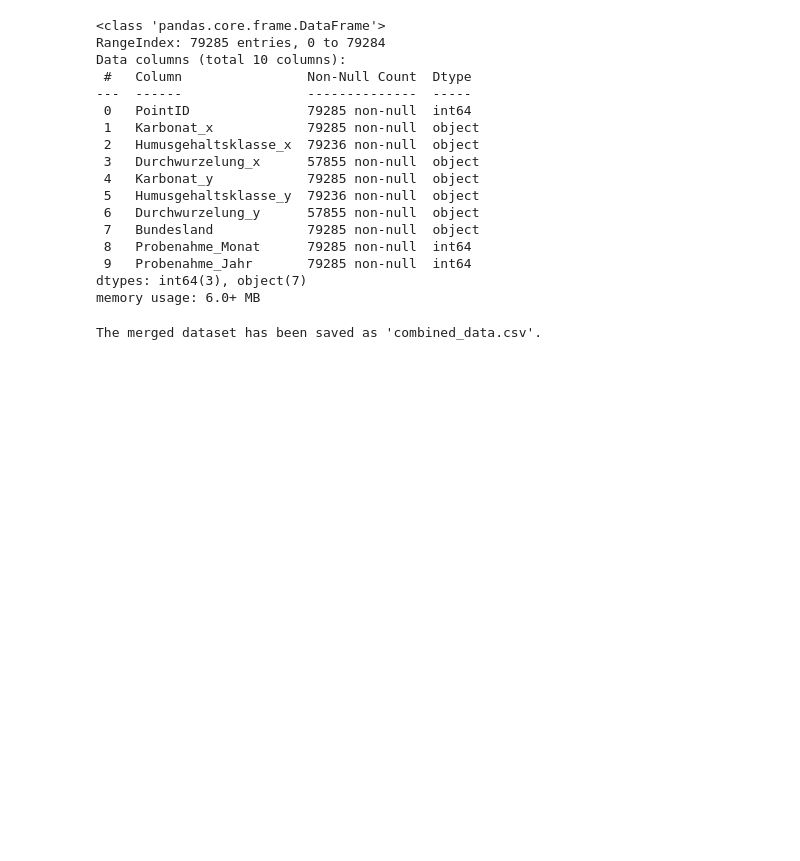
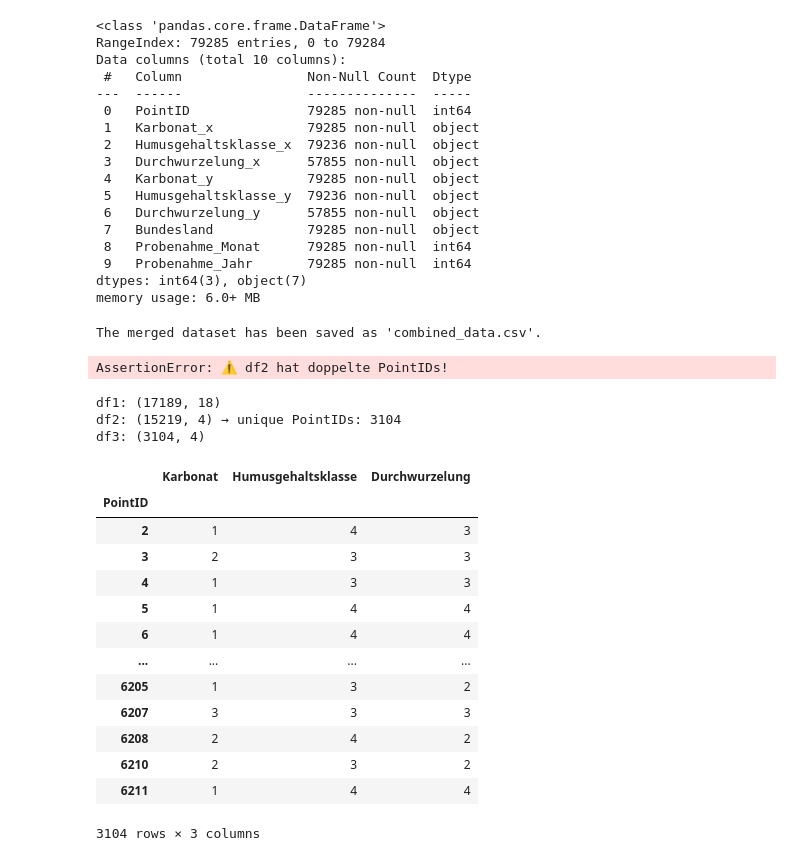
Before and after one commit to Kenny101-dot/soil-analysis-, a Jupyter notebook: CREATE_Dataset.ipynb, the cells around one changed output. Saved outputs shown, nothing was run; the diff lists cells and outputs as text; code cells hidden in the pictures; blank space fills up the shorter version.

```diff
--- a/CREATE_Dataset.ipynb
+++ b/CREATE_Dataset.ipynb
@@ -226,3 +226,16 @@ merged.to_csv("combined_data.csv", index=False)
 print("The merged dataset has been saved as 'combined_data.csv'.")
 # %% [output]
 The merged dataset has been saved as 'combined_data.csv'.
+# %%
+assert df2['PointID'].is_unique, "⚠️ df2 hat doppelte PointIDs!"
+assert df3['PointID'].is_unique, "⚠️ df3 hat doppelte PointIDs!"
+# %% [output]
+AssertionError: ⚠️ df2 hat doppelte PointIDs!
+# %%
+print("df1:", df1.shape)
+print("df2:", df2.shape, "→ unique PointIDs:", df2['PointID'].nunique())
+print("df3:", df3.shape)
+# %% [output]
+df1: (17189, 18)
+df2: (15219, 4) → unique PointIDs: 3104
+df3: (3104, 4)
@@ -228,0 +255,17 @@ The merged dataset has been saved as 'combined_data.csv'.
+# %%
+df2.groupby("PointID").nunique()
+# %% [output]
+|  | Karbonat | Humusgehaltsklasse | Durchwurzelung |
+| PointID |  |  |  |
+| 2 | 1 | 4 | 3 |
+| 3 | 2 | 3 | 3 |
+| 4 | 1 | 3 | 3 |
+| 5 | 1 | 4 | 4 |
+| 6 | 1 | 4 | 4 |
+| ... | ... | ... | ... |
+| 6205 | 1 | 3 | 2 |
+| 6207 | 3 | 3 | 3 |
+| 6208 | 2 | 4 | 2 |
+| 6210 | 2 | 3 | 2 |
+| 6211 | 1 | 4 | 4 |
+3104 rows × 3 columns
```
Also changed, not shown: parts of 11 cells of this notebook.
